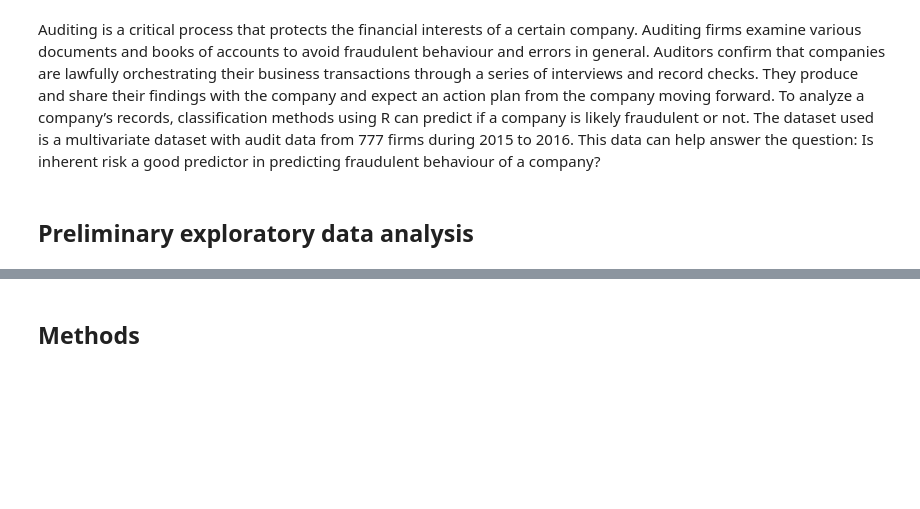
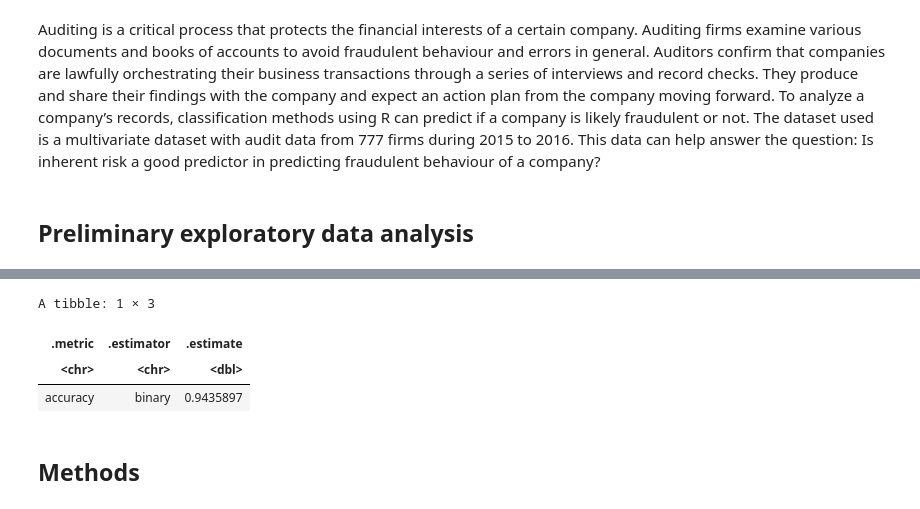
Before and after one commit to RofiaChen555/dsci-100-group-project, a Jupyter notebook: dsci100-proposal.ipynb, the cells around one changed output, grey strips where cells are left out. Saved outputs shown, nothing was run; the diff lists cells and outputs as text; code cells hidden in the pictures; blank space fills up the shorter version.

```diff
--- a/dsci100-proposal.ipynb
+++ b/dsci100-proposal.ipynb
@@ -176,3 +234,24 @@ Warning message:
+# %%
+knn_best<-nearest_neighbor(weight_func = "rectangular", neighbors = 3)|>
+        set_engine("kknn")|>
+        set_mode("classification")
+
+audit_best_fit<-workflow()|>
+            add_recipe(audit_risk_recipe)|>
+            add_model(knn_best)|>
+            fit(data = audit_risk_train)
+
+audit_prediction<-predict(audit_best_fit, audit_risk_test)|>
+            bind_cols(audit_risk_test)|>
+            metrics(truth = Risk, estimate = .pred_class)|>
+            filter(.metric == "accuracy")
+
+audit_prediction
+# %% [output]
+A tibble: 1 × 3
+| .metric | .estimator | .estimate |
+| <chr> | <chr> | <dbl> |
+| accuracy | binary | 0.9435897 |
 # %% [markdown]
 ## Methods
 # %% [markdown]
```
Also changed, not shown: parts of 4 cells of this notebook.
